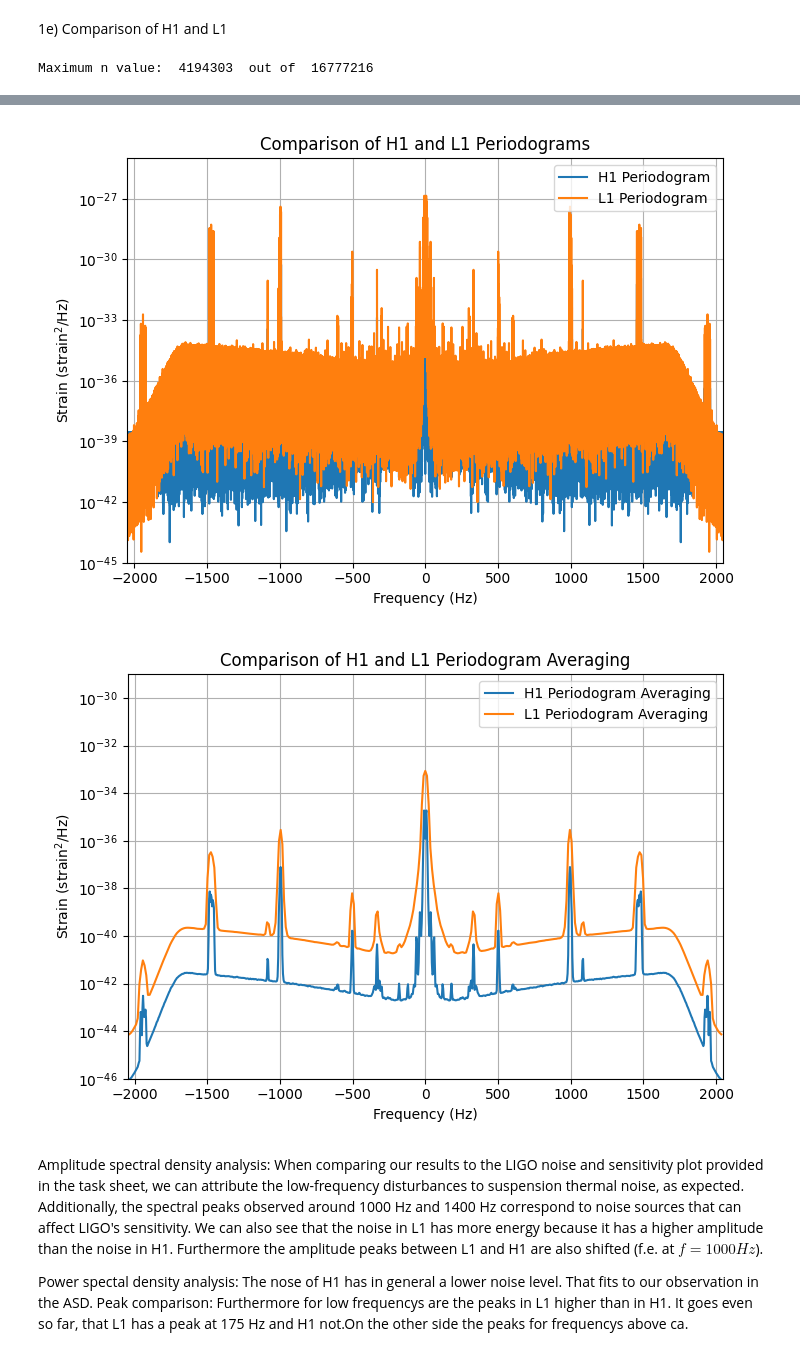
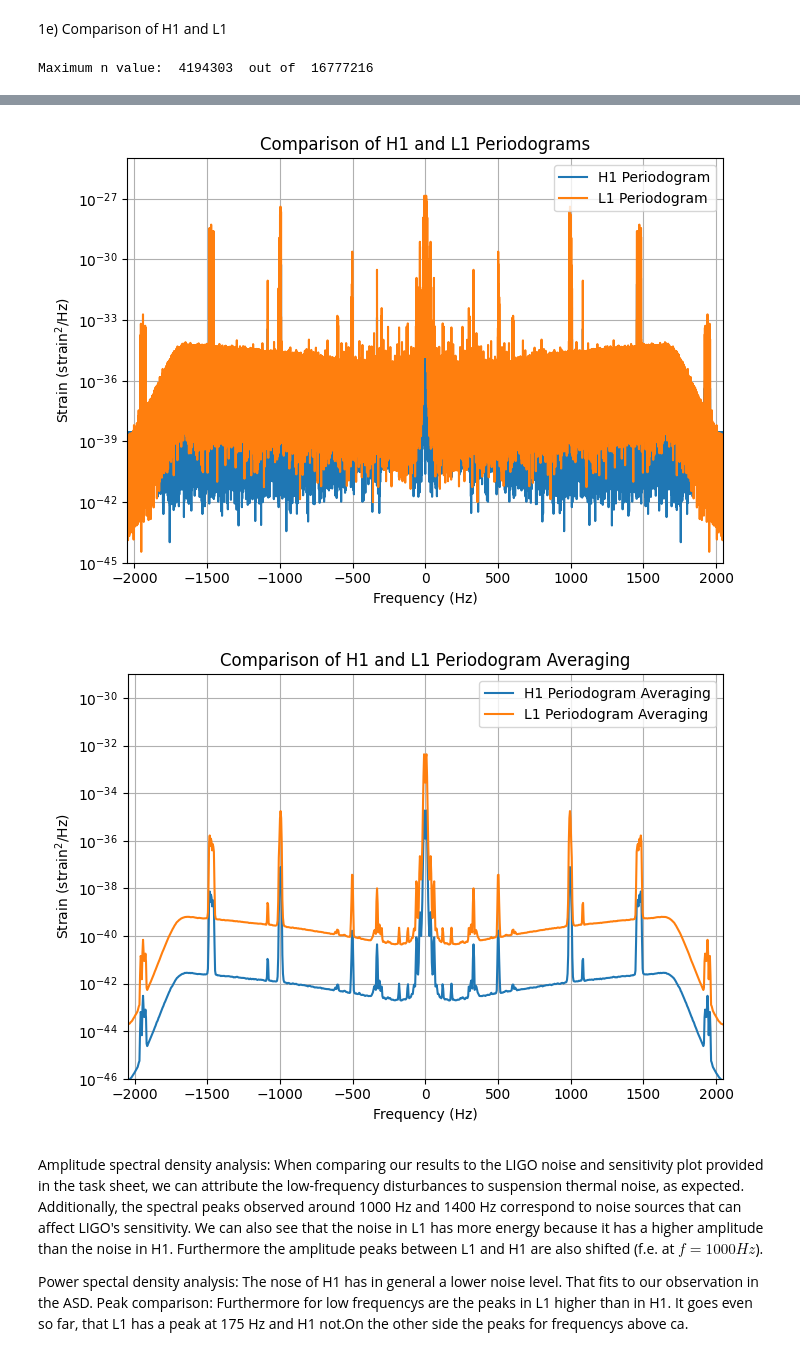
Before and after one commit to CocoMZ/PASA-P1, a Jupyter notebook: main.ipynb, the cells around one changed output, grey strips where cells are left out. Cells and saved outputs as stored; diff of their text form; code cells hidden in the pictures.

```diff
--- a/main.ipynb
+++ b/main.ipynb
@@ -144,18 +144,18 @@ main.periodogram_plotting([f_PS_h1, f_PA_h1], [R_y_PS_h1, R_y_PA_h1], title="Com
 # %%
 L1 = main.SignalProcessor(name="L1-4096-4K")
 L1.Subdataset(startTime=start_time, endTime=anomaly_time, plot =False)
 # L1.WindowSubdataset()
 f_L1, R_y_L1 = L1.Periodogram()
 # main.periodogram_plotting(f_L1, R_y_L1, title="Periodogram L1")
 main.ASD([f_h1, f_L1], [R_y_h1, R_y_L1], labels=["L1", "H1"])
 main.periodogram_plotting([f_h1, f_L1], [R_y_h1, R_y_L1], title="Comparison of H1 and L1 Periodograms", ylim=(1e-45, 1e-25), labels=["H1 Periodogram", "L1 Periodogram"])
-f_PA_L1, R_y_PA_L1, K_L1 = L1.PeriodogramAveraging(L=350, D=0.5, window = 'Hanning')
+f_PA_L1, R_y_PA_L1, K_L1 = L1.PeriodogramAveraging(L=1000, D=0.5, window = 'Hanning')
 main.periodogram_plotting([f_PA_h1, f_PA_L1], [R_y_PA_h1, R_y_PA_L1], title="Comparison of H1 and L1 Periodogram Averaging", ylim=(1e-46, 1e-29), labels=["H1 Periodogram Averaging", "L1 Periodogram Averaging"])
 # %% [output]
 Maximum n value:  4194303  out of  16777216
 [figure]
 [figure]
-[figure, old version]
+[figure, new version]
 # %% [markdown]
 Amplitude spectral density analysis:
 When comparing our results to the LIGO noise and sensitivity plot provided in the task sheet, we can attribute the low-frequency disturbances to suspension thermal noise, as expected. Additionally, the spectral peaks observed around 1000 Hz and 1400 Hz correspond to noise sources that can affect LIGO's sensitivity. We can also see that the noise in L1 has more energy because it has a higher amplitude than the noise in H1. Furthermore the amplitude peaks between L1 and H1 are also shifted (f.e. at $f=1000Hz$).
```
Also changed, not shown: parts of 9 cells of this notebook.
